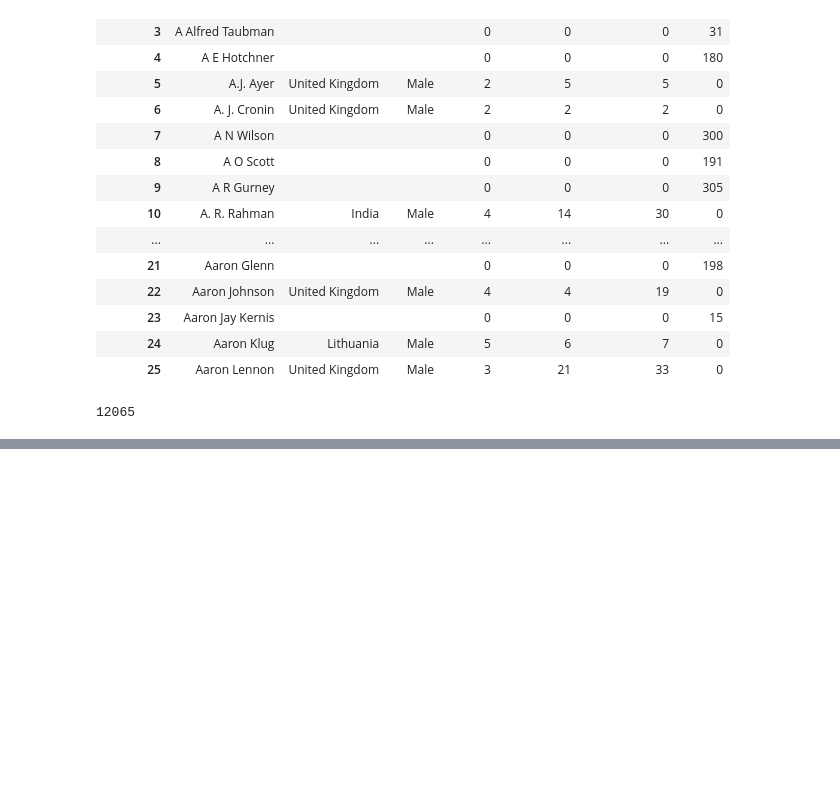
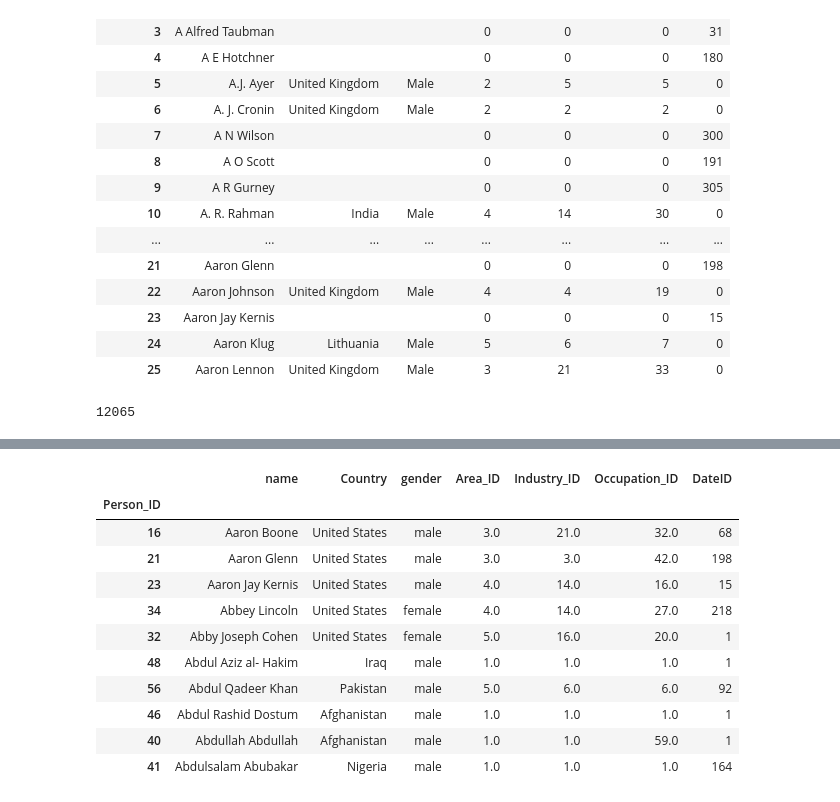
Before and after one commit to jordanwhite268/Zodiac_Analysis, a Jupyter notebook: Zodiac_Analysis.ipynb, the cells around one changed output, grey strips where cells are left out. Cells and saved outputs as stored; diff of their text form; code cells hidden in the pictures; blank space fills up the shorter version.

```diff
--- a/Zodiac_Analysis.ipynb
+++ b/Zodiac_Analysis.ipynb
@@ -595,0 +600,19 @@ peopledf.to_sql('People', connection, if_exists='replace')
+# %%
+#Read in First Supplemental CSV
+missingareadf = pd.read_csv(r'Data\Blank_Pantheon.csv', delimiter = ",")
+#set Person_Id to the index
+missingareadf = missingareadf.set_index('Person_ID')
+missingareadf.head(10)
+# %% [output]
+|  | name | Country | gender | Area_ID | Industry_ID | Occupation_ID | DateID |
+| Person_ID |  |  |  |  |  |  |  |
+| 16 | Aaron Boone | United States | male | 3.0 | 21.0 | 32.0 | 68 |
+| 21 | Aaron Glenn | United States | male | 3.0 | 3.0 | 42.0 | 198 |
+| 23 | Aaron Jay Kernis | United States | male | 4.0 | 14.0 | 16.0 | 15 |
+| 34 | Abbey Lincoln | United States | female | 4.0 | 14.0 | 27.0 | 218 |
+| 32 | Abby Joseph Cohen | United States | female | 5.0 | 16.0 | 20.0 | 1 |
+| 48 | Abdul Aziz al- Hakim | Iraq | male | 1.0 | 1.0 | 1.0 | 1 |
+| 56 | Abdul Qadeer Khan | Pakistan | male | 5.0 | 6.0 | 6.0 | 92 |
+| 46 | Abdul Rashid Dostum | Afghanistan | male | 1.0 | 1.0 | 1.0 | 1 |
+| 40 | Abdullah Abdullah | Afghanistan | male | 1.0 | 1.0 | 59.0 | 1 |
+| 41 | Abdulsalam Abubakar | Nigeria | male | 1.0 | 1.0 | 1.0 | 164 |
```
Also changed, not shown: parts of 8 cells of this notebook, 4 other files.
